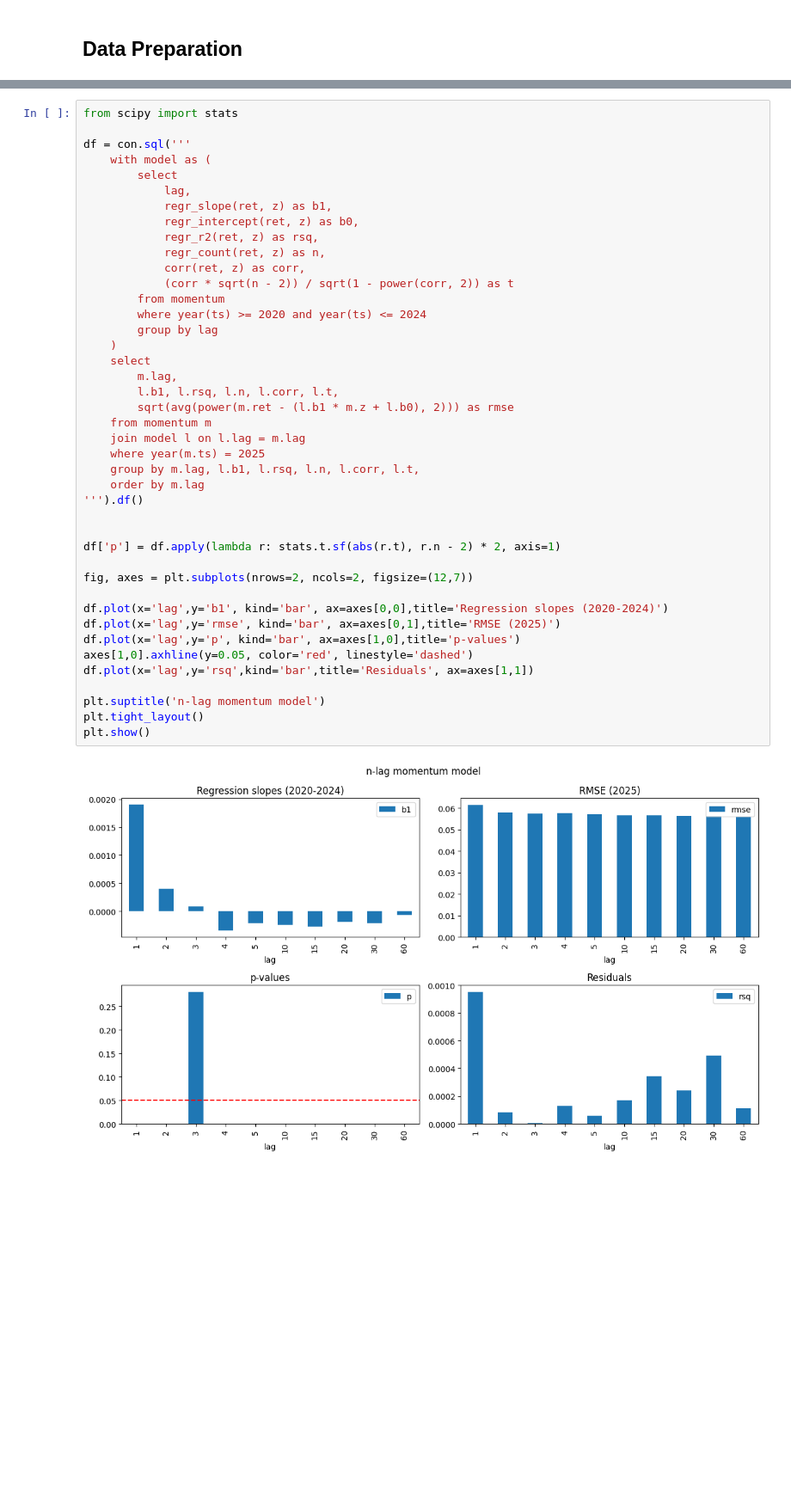
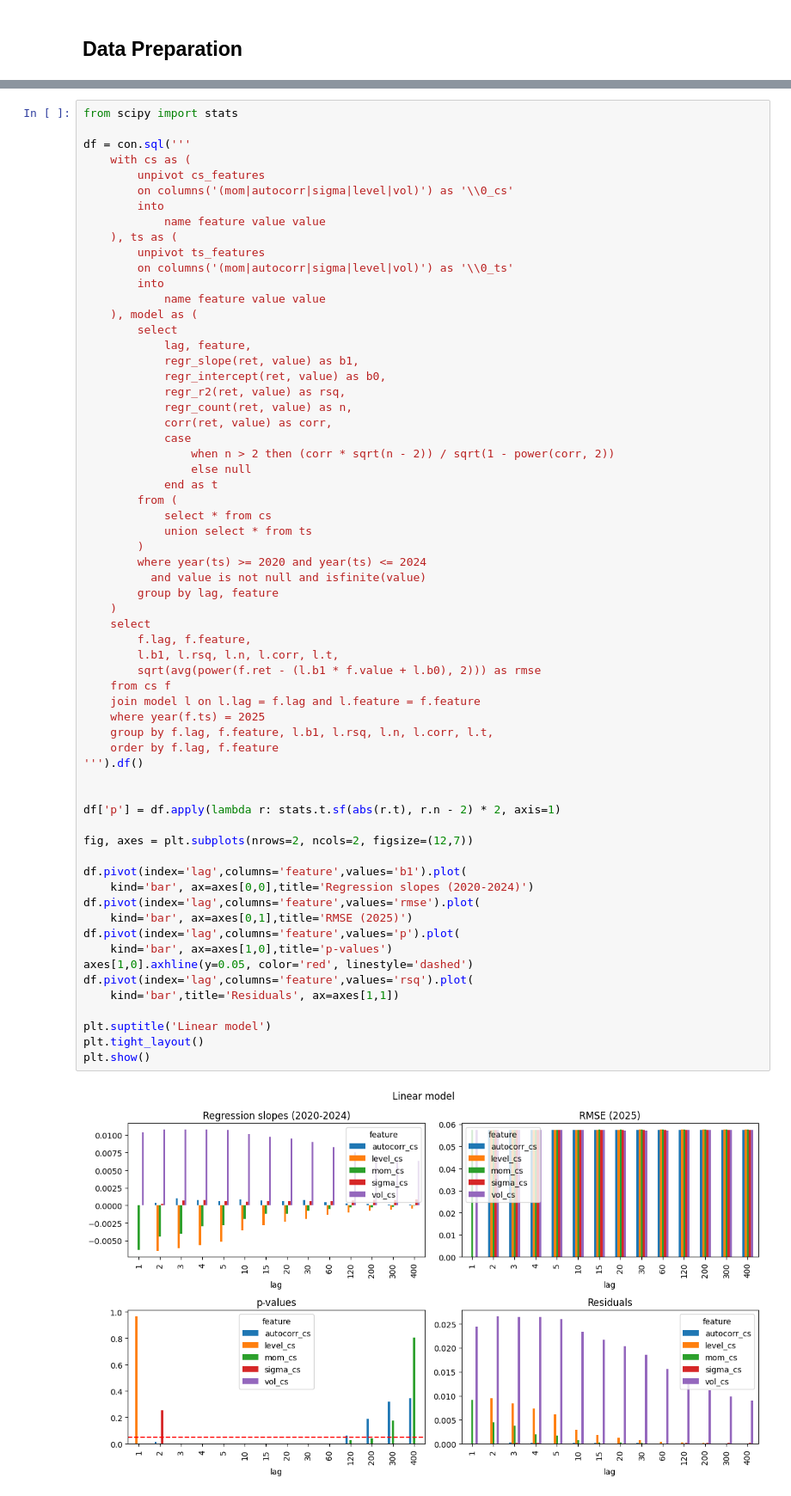
Before and after one commit to flanfly/studies, a Jupyter notebook: duckdb.ipynb, the cells around one changed output, grey strips where cells are left out. Shown: that part at 86% size. Saved outputs shown, nothing was run; the diff lists cells and outputs as text; blank space fills up the shorter version.

Commit message:
signals and linear models

```diff
--- a/duckdb.ipynb
+++ b/duckdb.ipynb
@@ -248,44 +255,65 @@ plt.show()
 # %%
 from scipy import stats
 
 df = con.sql('''
-    with model as (
+    with cs as (
+        unpivot cs_features
+        on columns('(mom|autocorr|sigma|level|vol)') as '\\0_cs'
+        into
+            name feature value value
+    ), ts as (
+        unpivot ts_features
+        on columns('(mom|autocorr|sigma|level|vol)') as '\\0_ts'
+        into
+            name feature value value
+    ), model as (
         select
-            lag,
-            regr_slope(ret, z) as b1,
-            regr_intercept(ret, z) as b0,
-            regr_r2(ret, z) as rsq,
-            regr_count(ret, z) as n,
-            corr(ret, z) as corr,
-            (corr * sqrt(n - 2)) / sqrt(1 - power(corr, 2)) as t
-        from momentum
+            lag, feature,
+            regr_slope(ret, value) as b1,
+            regr_intercept(ret, value) as b0,
+            regr_r2(ret, value) as rsq,
+            regr_count(ret, value) as n,
+            corr(ret, value) as corr,
+            case
+                when n > 2 then (corr * sqrt(n - 2)) / sqrt(1 - power(corr, 2))
+                else null
+            end as t
+        from (
+            select * from cs
+            union select * from ts
+        )
         where year(ts) >= 2020 and year(ts) <= 2024
-        group by lag
+          and value is not null and isfinite(value)
+        group by lag, feature
     )
     select
-        m.lag,
+        f.lag, f.feature,
         l.b1, l.rsq, l.n, l.corr, l.t,
-        sqrt(avg(power(m.ret - (l.b1 * m.z + l.b0), 2))) as rmse
-    from momentum m
-    join model l on l.lag = m.lag
-    where year(m.ts) = 2025
-    group by m.lag, l.b1, l.rsq, l.n, l.corr, l.t,
-    order by m.lag
+        sqrt(avg(power(f.ret - (l.b1 * f.value + l.b0), 2))) as rmse
+    from cs f
+    join model l on l.lag = f.lag and l.feature = f.feature
+    where year(f.ts) = 2025
+    group by f.lag, f.feature, l.b1, l.rsq, l.n, l.corr, l.t,
+    order by f.lag, f.feature
 ''').df()
 
 
 df['p'] = df.apply(lambda r: stats.t.sf(abs(r.t), r.n - 2) * 2, axis=1)
 
 fig, axes = plt.subplots(nrows=2, ncols=2, figsize=(12,7))
 
-df.plot(x='lag',y='b1', kind='bar', ax=axes[0,0],title='Regression slopes (2020-2024)')
-df.plot(x='lag',y='rmse', kind='bar', ax=axes[0,1],title='RMSE (2025)')
-df.plot(x='lag',y='p', kind='bar', ax=axes[1,0],title='p-values')
+df.pivot(index='lag',columns='feature',values='b1').plot(
+    kind='bar', ax=axes[0,0],title='Regression slopes (2020-2024)')
+df.pivot(index='lag',columns='feature',values='rmse').plot(
+    kind='bar', ax=axes[0,1],title='RMSE (2025)')
+df.pivot(index='lag',columns='feature',values='p').plot(
+    kind='bar', ax=axes[1,0],title='p-values')
 axes[1,0].axhline(y=0.05, color='red', linestyle='dashed')
-df.plot(x='lag',y='rsq',kind='bar',title='Residuals', ax=axes[1,1])
+df.pivot(index='lag',columns='feature',values='rsq').plot(
+    kind='bar',title='Residuals', ax=axes[1,1])
 
-plt.suptitle('n-lag momentum model')
+plt.suptitle('Linear model')
 plt.tight_layout()
 plt.show()
 # %% [output]
-[figure, old version]
+[figure, new version]
```
Also changed, not shown: parts of 7 cells of this notebook.
